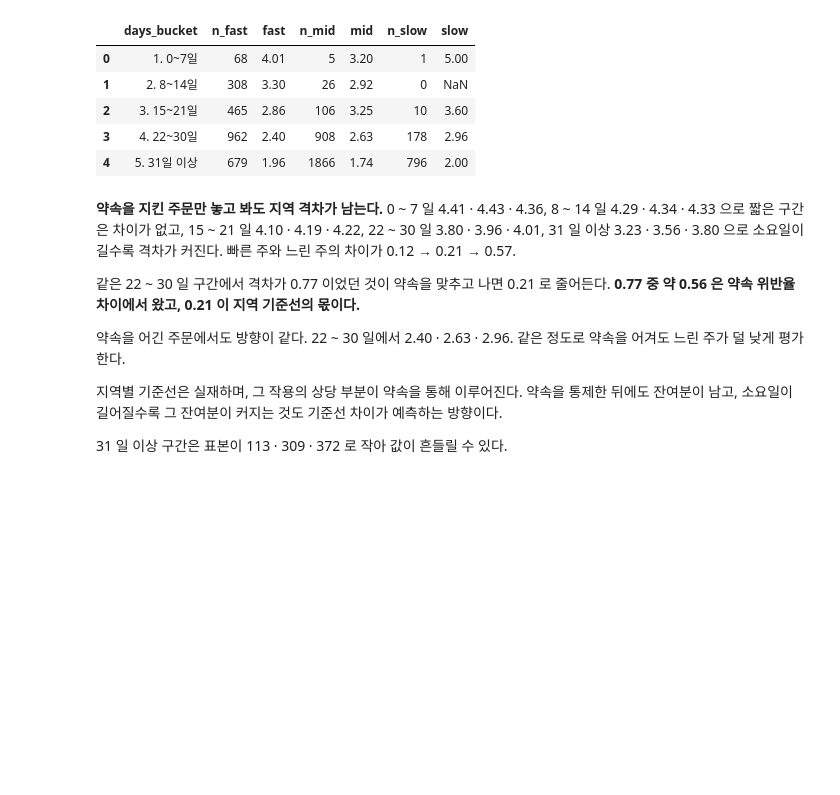
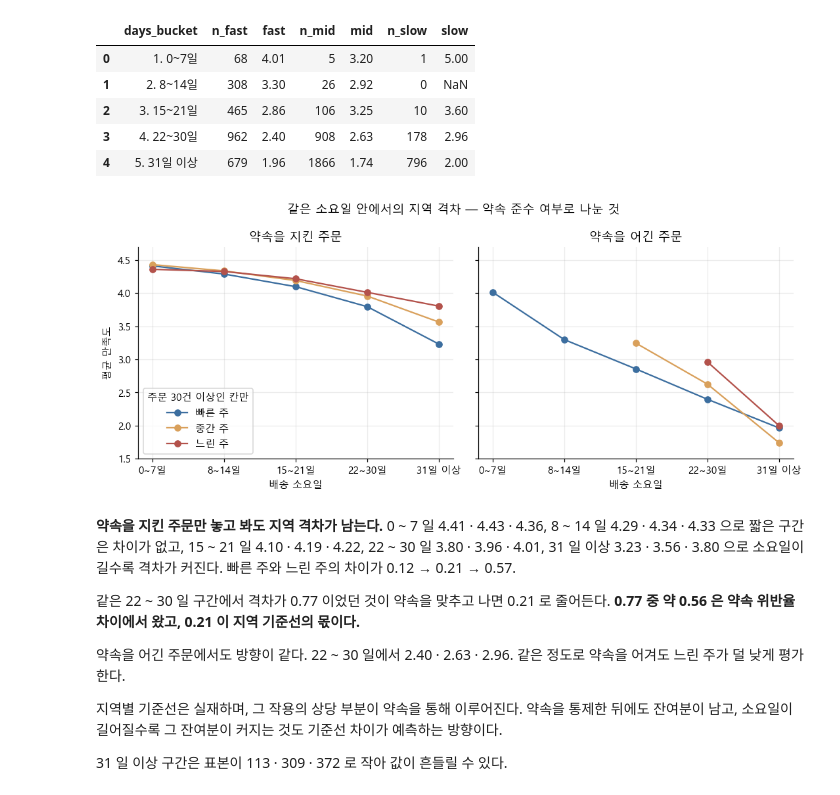
Before and after one commit to wlstjd1011/Olist-data-analyze, a Jupyter notebook: notebooks/06_delivery_expectation.ipynb, the cells around one changed output. Cells and saved outputs as stored; diff of their text form; code cells hidden in the pictures; blank space fills up the shorter version.

```diff
--- a/notebooks/06_delivery_expectation.ipynb
+++ b/notebooks/06_delivery_expectation.ipynb
@@ -611,6 +675,50 @@ for label, kept in [('약속을 지킨 주문', 'TRUE'), ('약속을 어긴 주
 | 2 | 3. 15~21일 | 465 | 2.86 | 106 | 3.25 | 10 | 3.60 |
 | 3 | 4. 22~30일 | 962 | 2.40 | 908 | 2.63 | 178 | 2.96 |
 | 4 | 5. 31일 이상 | 679 | 1.96 | 1866 | 1.74 | 796 | 2.00 |
+# %%
+df = con.execute("""
+WITH state_speed AS (
+    SELECT customer_state,
+           CASE WHEN MEDIAN(delivery_days) <= 10 THEN '빠른 주'
+                WHEN MEDIAN(delivery_days) <= 16 THEN '중간 주'
+                ELSE                                  '느린 주' END AS speed_group
+    FROM delivery_review
+    GROUP BY customer_state
+)
+SELECT CASE WHEN d.delivery_days <=  7 THEN '0~7일'
+            WHEN d.delivery_days <= 14 THEN '8~14일'
+            WHEN d.delivery_days <= 21 THEN '15~21일'
+            WHEN d.delivery_days <= 30 THEN '22~30일'
+            ELSE                            '31일 이상' END AS days_bucket,
+       s.speed_group,
+       d.days_vs_promise <= 0                              AS kept,
+       COUNT(*)                                            AS orders,
+       AVG(d.review_score)                                 AS avg_score
+FROM delivery_review AS d
+JOIN state_speed     AS s ON d.customer_state = s.customer_state
+GROUP BY days_bucket, s.speed_group, kept
+""").df()
+
+order = ['0~7일', '8~14일', '15~21일', '22~30일', '31일 이상']
+groups = [('빠른 주', FAST), ('중간 주', MID), ('느린 주', SLOW)]
+
+fig, axes = plt.subplots(1, 2, figsize=(10, 4.2), sharey=True)
+for ax, kept, title in zip(axes, [True, False], ['약속을 지킨 주문', '약속을 어긴 주문']):
+    for name, color in groups:
+        sub = df[(df.kept == kept) & (df.speed_group == name)].set_index('days_bucket')
+        sub = sub.reindex(order)
+        sub = sub[sub.orders >= 30]
+        ax.plot(sub.index, sub.avg_score, marker='o', color=color, label=name)
+    ax.set_title(title)
+    ax.set_xlabel('배송 소요일')
+axes[0].set_ylabel('평균 만족도')
+axes[0].set_ylim(1.5, 4.7)
+axes[0].legend(title='주문 30건 이상인 칸만')
+fig.suptitle('같은 소요일 안에서의 지역 격차 — 약속 준수 여부로 나눈 것')
+plt.tight_layout()
+plt.show()
+# %% [output]
+[figure, added]
 # %% [markdown]
 **약속을 지킨 주문만 놓고 봐도 지역 격차가 남는다.**
 0 ~ 7 일 4.41 · 4.43 · 4.36, 8 ~ 14 일 4.29 · 4.34 · 4.33 으로 짧은 구간은 차이가 없고,
```
Also changed, not shown: parts of 12 cells of this notebook, 9 other files.
